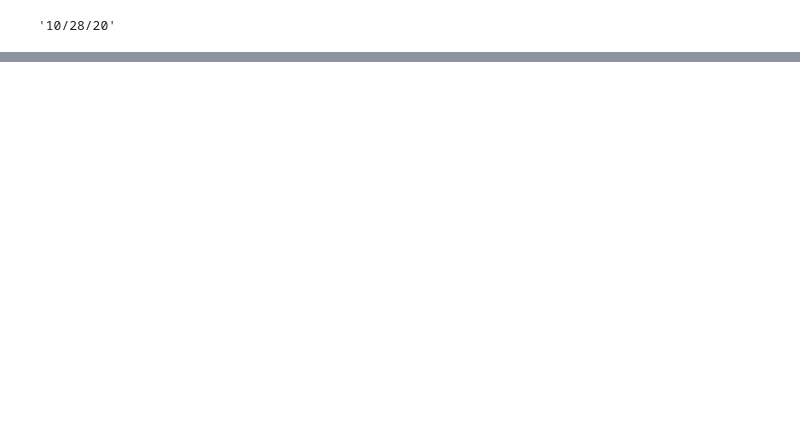
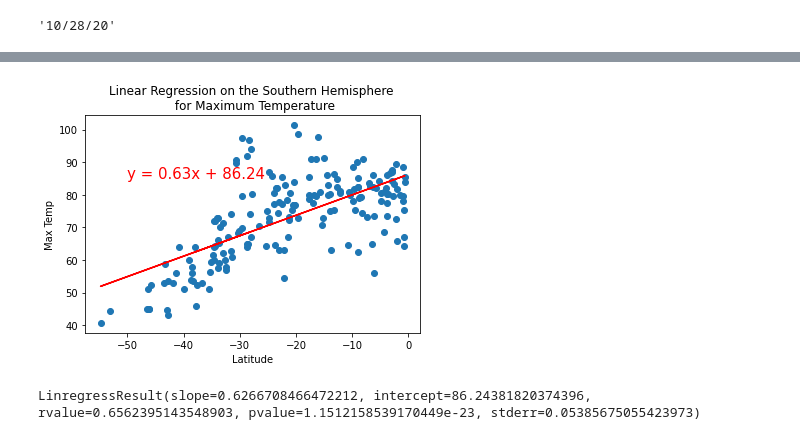
Before and after one commit to Malberts20/World_Weather_Analysis, a Jupyter notebook: WeatherPy.ipynb, the cells around one changed output, grey strips where cells are left out. Drawn from its saved outputs; the diff is of its cells as text; code cells hidden in the pictures; blank space fills up the shorter version.

```diff
--- a/WeatherPy.ipynb
+++ b/WeatherPy.ipynb
@@ -263,0 +305,13 @@ plt.show()
+# %%
+# Linear regression on the Southern Hemisphere
+x_values = southern_hemi_df["Lat"]
+y_values = southern_hemi_df["Max Temp"]
+# Call the function.
+plot_linear_regression(x_values, y_values,
+                       'Linear Regression on the Southern Hemisphere \n for Maximum Temperature', 'Max Temp',(-50,85))
+# %% [output]
+[figure, added]
+# %%
+stats.linregress(x_values,y_values)
+# %% [output]
+LinregressResult(slope=0.6266708466472212, intercept=86.24381820374396, rvalue=0.6562395143548903, pvalue=1.1512158539170449e-23, stderr=0.05385675055423973)
```
Also changed, not shown: parts of 27 cells of this notebook, 2 other files.
